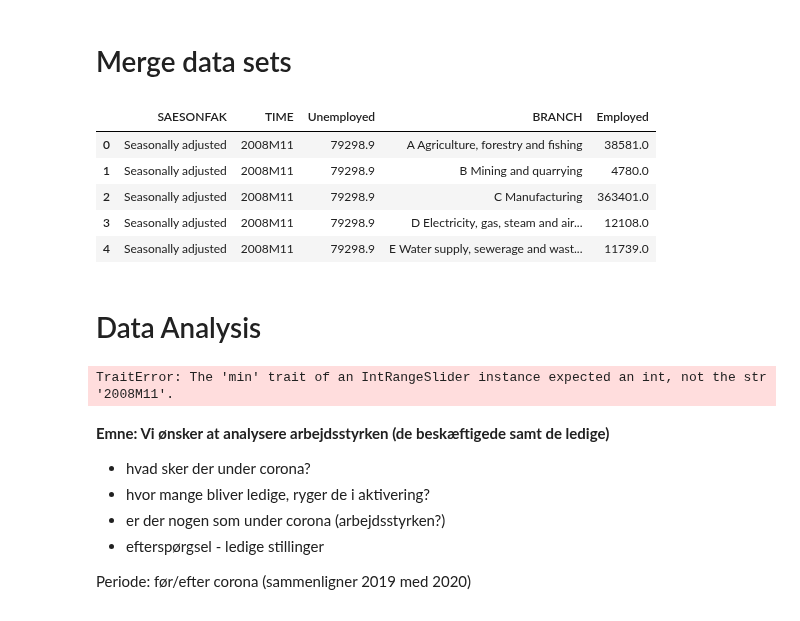
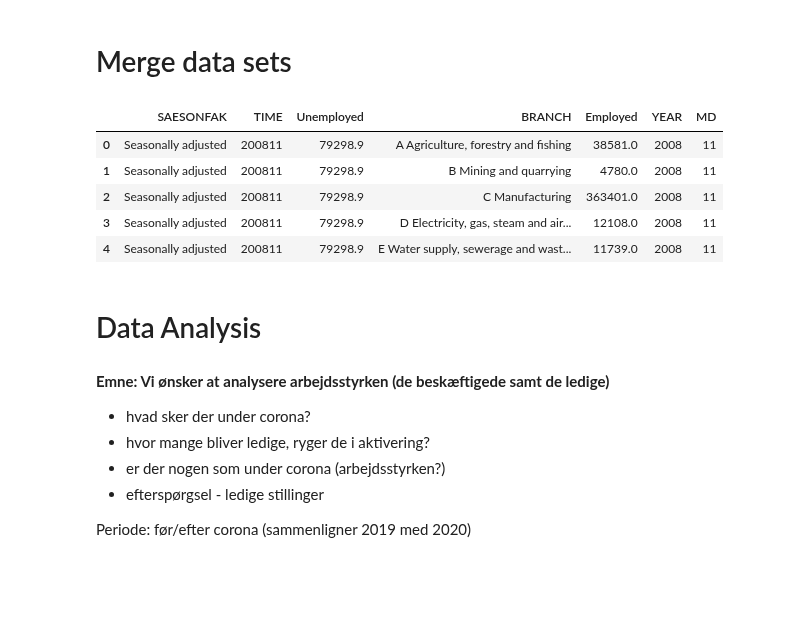
Before and after one commit to ceciliechrstnsn/projects-2021-luna-hjerteknuser, a Jupyter notebook: dataproject/dataproject.ipynb, the cells around one changed output. Saved outputs shown, nothing was run; the diff lists cells and outputs as text; code cells hidden in the pictures; blank space fills up the shorter version.

```diff
--- a/dataproject/dataproject.ipynb
+++ b/dataproject/dataproject.ipynb
@@ -204,16 +204,21 @@ lsk01.head()
 # %%
 dstmerge = pd.merge(aus07, lbesk03, how='outer', on=['TID']);
 dstmerge.rename(columns = {'INDHOLD_x': 'Unemployed', 'INDHOLD_y': 'Employed', 'TID': 'TIME', 'BRANCHEDB071038': 'BRANCH'}, inplace = True)
 #dstmerge.pd.date_to_time['TIME']
+
+dstmerge['TIME'] = dstmerge['TIME'].str.replace(r'\D', '')
+dstmerge['YEAR'] = dstmerge['TIME'].str[:4]
+dstmerge['MD'] = dstmerge['TIME'].str[-2:]
+
 dstmerge.head()
 #unemployed - gross
 # %% [output]
-|  | SAESONFAK | TIME | Unemployed | BRANCH | Employed |
-| 0 | Seasonally adjusted | 2008M11 | 79298.9 | A Agriculture, forestry and fishing | 38581.0 |
-| 1 | Seasonally adjusted | 2008M11 | 79298.9 | B Mining and quarrying | 4780.0 |
-| 2 | Seasonally adjusted | 2008M11 | 79298.9 | C Manufacturing | 363401.0 |
-| 3 | Seasonally adjusted | 2008M11 | 79298.9 | D Electricity, gas, steam and air... | 12108.0 |
-| 4 | Seasonally adjusted | 2008M11 | 79298.9 | E Water supply, sewerage and wast... | 11739.0 |
+|  | SAESONFAK | TIME | Unemployed | BRANCH | Employed | YEAR | MD |
+| 0 | Seasonally adjusted | 200811 | 79298.9 | A Agriculture, forestry and fishing | 38581.0 | 2008 | 11 |
+| 1 | Seasonally adjusted | 200811 | 79298.9 | B Mining and quarrying | 4780.0 | 2008 | 11 |
+| 2 | Seasonally adjusted | 200811 | 79298.9 | C Manufacturing | 363401.0 | 2008 | 11 |
+| 3 | Seasonally adjusted | 200811 | 79298.9 | D Electricity, gas, steam and air... | 12108.0 | 2008 | 11 |
+| 4 | Seasonally adjusted | 200811 | 79298.9 | E Water supply, sewerage and wast... | 11739.0 | 2008 | 11 |
 # %%
 #delete M in TIME
 #time = 'YYYYMMM'
@@ -260,4 +264,0 @@ def plot_timeseries(dataframe):
-# %%
-plot_timeseries(dstmerge)
-# %% [output]
-TraitError: The 'min' trait of an IntRangeSlider instance expected an int, not the str '2008M11'.
```
Also changed, not shown: parts of 2 cells of this notebook.
